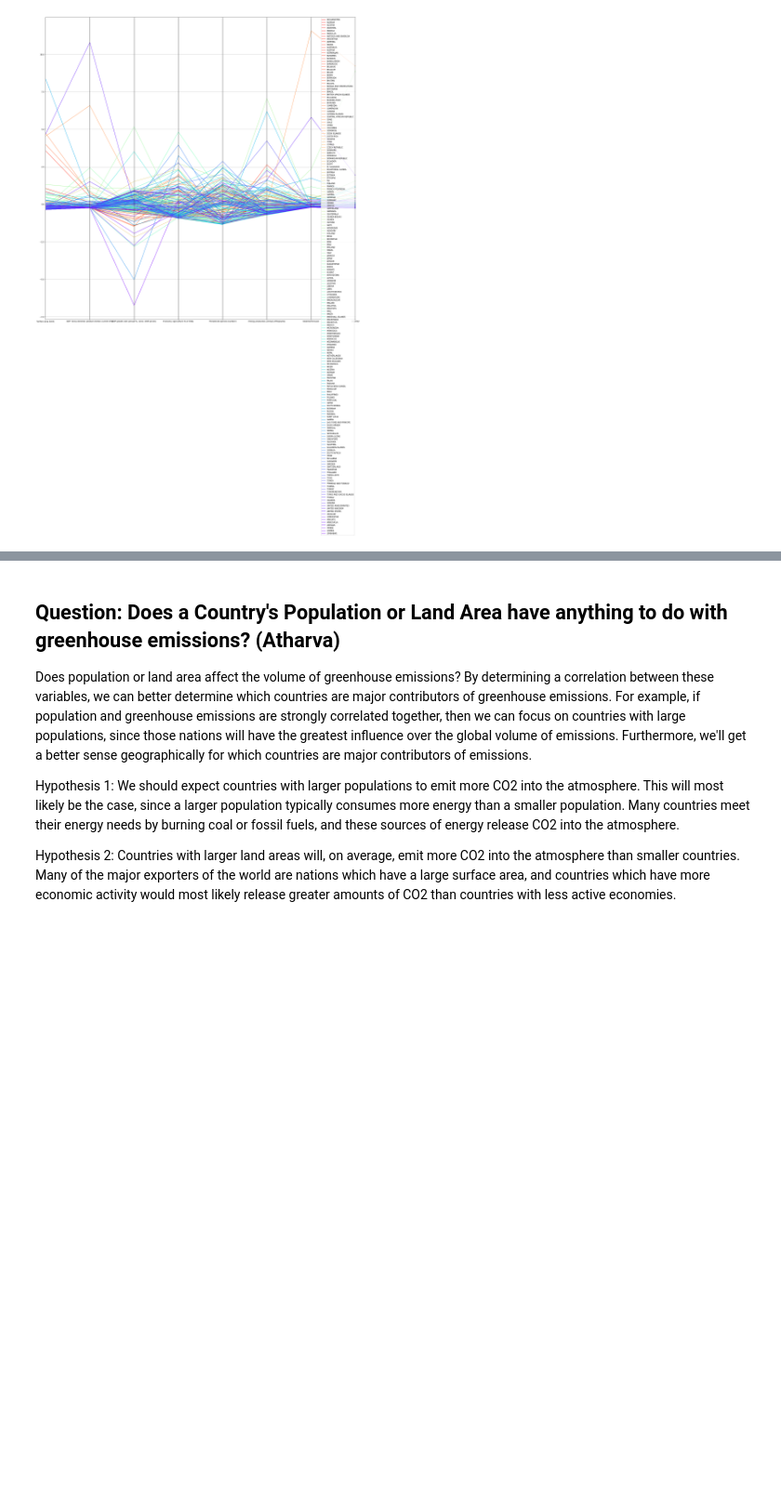
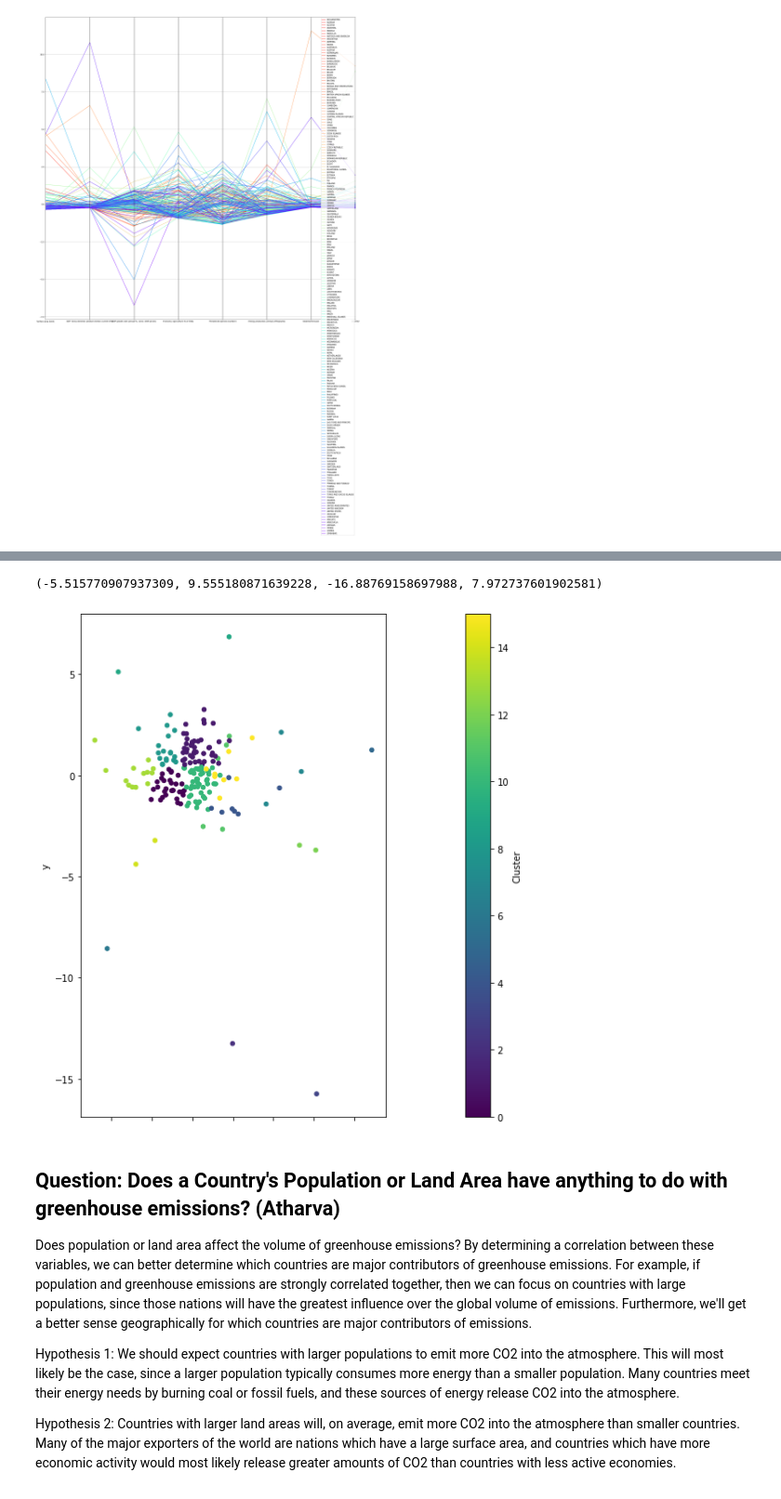
Before and after one commit to melotic/cs3654-project, a Jupyter notebook: Project3.ipynb, the cells around one changed output, grey strips where cells are left out. Shown at 93% size. Cells and saved outputs as stored; diff of their text form; code cells hidden in the pictures; blank space fills up the shorter version.

```diff
--- a/Project3.ipynb
+++ b/Project3.ipynb
@@ -324,0 +366,9 @@ for i,r in data2D.iterrows():
+# %%
+# It looks like there's an elbow point just around K = 16. Let's choose 16 clusters for now.
+km = sklearn.cluster.KMeans(n_clusters=16)
+labels = km.fit_predict(norm)
+# labels
+labels = pandas.DataFrame(labels, columns=['Cluster'], index=norm.index)
+labels
+
+# labels.sort_values('Cluster')
@@ -325,3 +390,14 @@ for i,r in data2D.iterrows():
+# %%
+# Now, let's plot the results of the clustering.
+data2DClustered = data2D.join(labels.Cluster)
+data2DClustered
+ax = data2DClustered.plot.scatter('x', 'y', c='Cluster', colormap=plt.cm.viridis, figsize=(10, 10))
+ax.axis('scaled')
+# for i,r in data2D.iterrows():
+#     ax.text(r.x, r.y, i)
+# %% [output]
+(-5.515770907937309, 9.555180871639228, -16.88769158697988, 7.972737601902581)
+[figure, added]
 # %% [markdown]
 ## Question: Does a Country's Population or Land Area have anything to do with greenhouse emissions? (Atharva)
 
```
Also changed, not shown: parts of 60 cells of this notebook.
